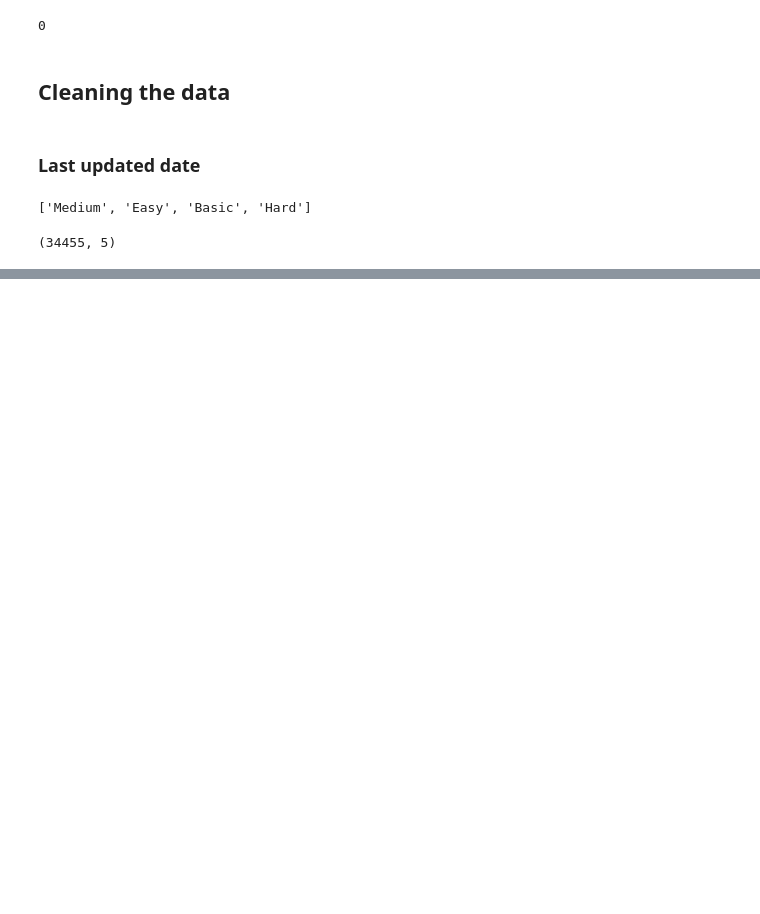
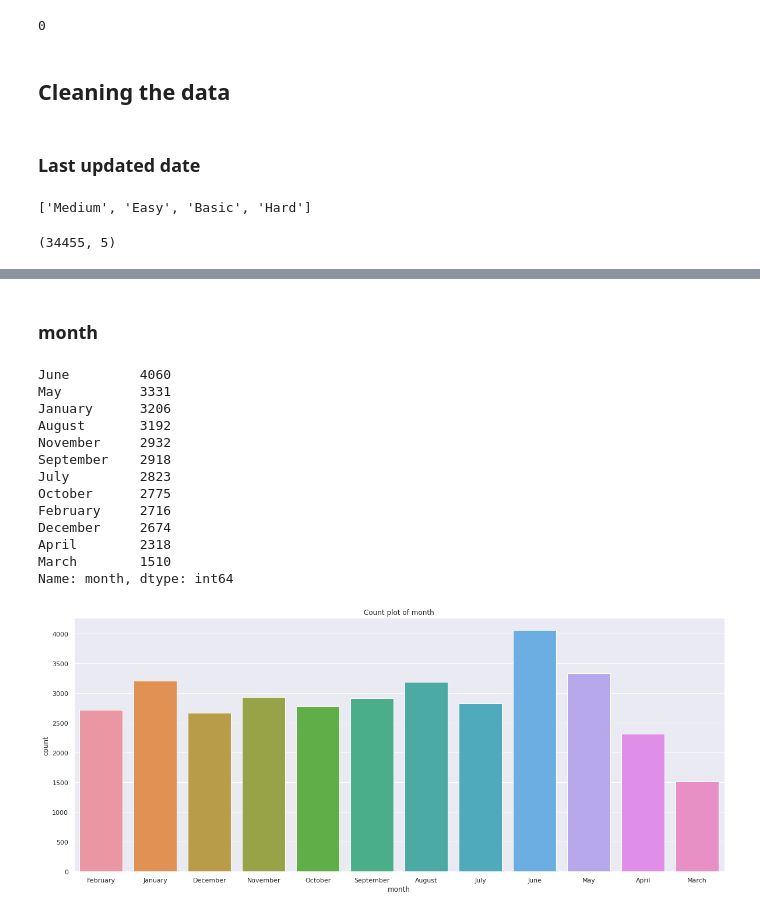
Before and after one commit to banerjeesoumya15/kaggle-works, a Jupyter notebook: geeksforgeeks.ipynb, the cells around one changed output, grey strips where cells are left out. Drawn from its saved outputs; the diff is of its cells as text; code cells hidden in the pictures; blank space fills up the shorter version.

```diff
--- a/geeksforgeeks.ipynb
+++ b/geeksforgeeks.ipynb
@@ -149,0 +265,19 @@ df.head()
+# %% [markdown]
+### month
+# %%
+count_plot('month', (20,8))
+# %% [output]
+June         4060
+May          3331
+January      3206
+August       3192
+November     2932
+September    2918
+July         2823
+October      2775
+February     2716
+December     2674
+April        2318
+March        1510
+Name: month, dtype: int64
+[figure, added]
```
Also changed, not shown: parts of 30 cells of this notebook.
